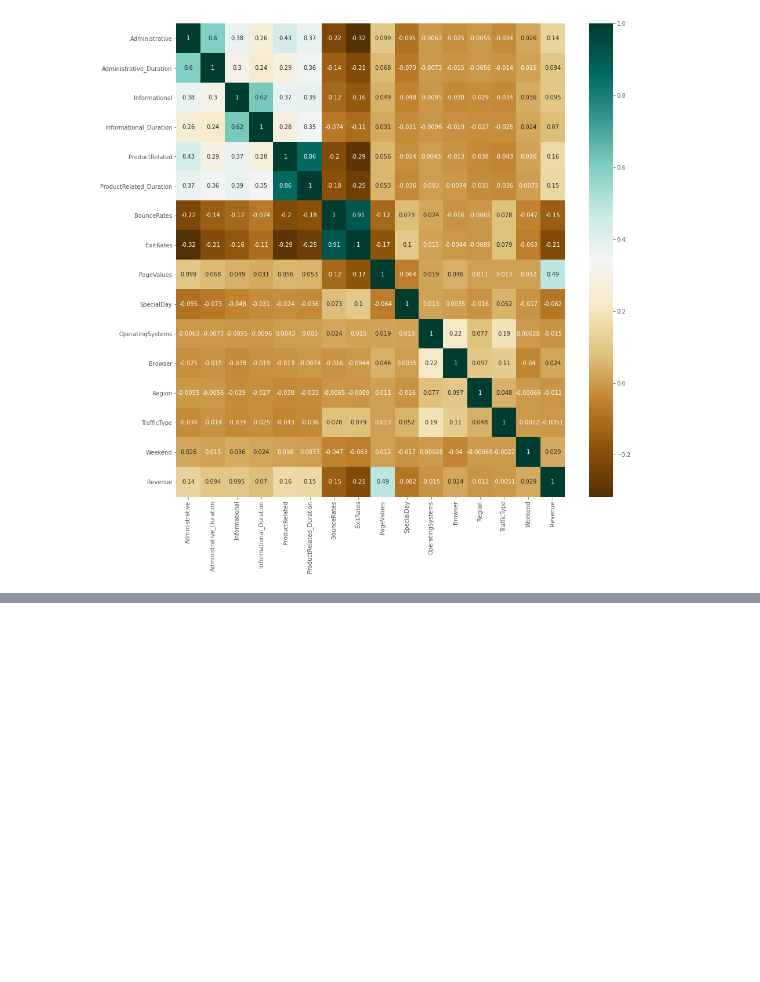
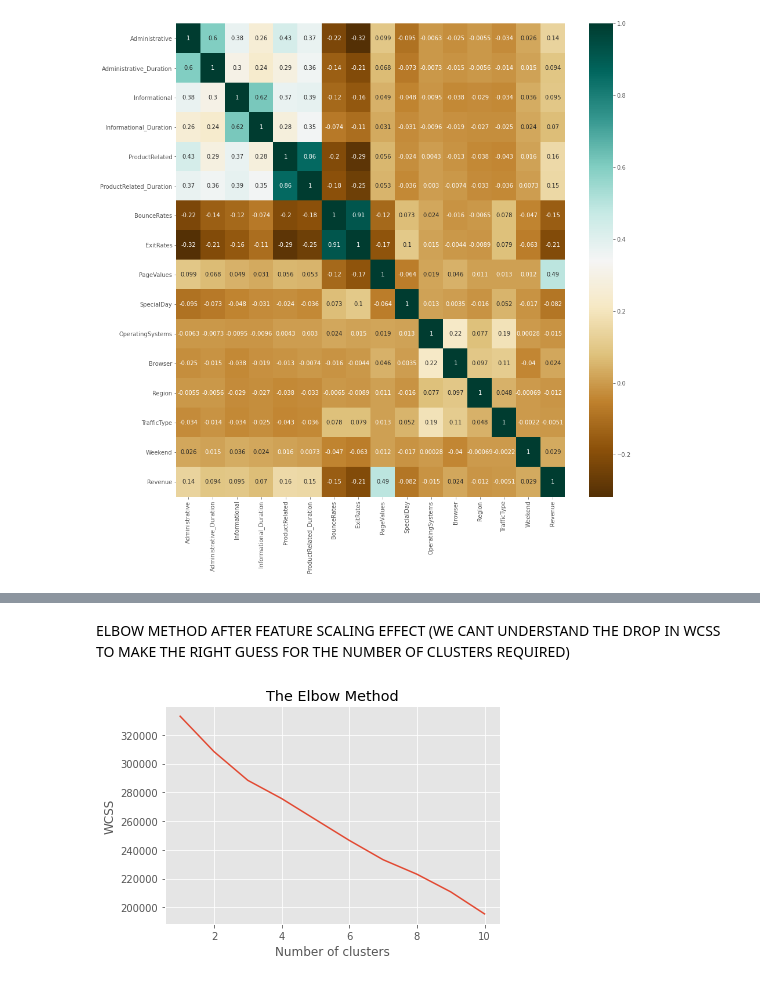
Before and after one commit to srimantmahapatra/srimant_code_repo_pub, a Jupyter notebook: Online_Shoppers_Purchasing_Intention.ipynb, the cells around one changed output, grey strips where cells are left out. Drawn from its saved outputs; the diff is of its cells as text; code cells hidden in the pictures; blank space fills up the shorter version.

```diff
--- a/Online_Shoppers_Purchasing_Intention.ipynb
+++ b/Online_Shoppers_Purchasing_Intention.ipynb
@@ -301,0 +328,2 @@ plt.show()
+# %%
+X=pd.get_dummies(df,drop_first=True)
@@ -301,0 +332,6 @@ plt.show()
+# %%
+"""#
+from sklearn.preprocessing import StandardScaler
+sc = StandardScaler()
+X = sc.fit_transform(X)
+"""
@@ -301,0 +358,16 @@ plt.show()
+# %% [markdown]
+ELBOW METHOD AFTER FEATURE SCALING EFFECT (WE CANT UNDERSTAND THE DROP IN WCSS TO MAKE THE RIGHT GUESS FOR THE NUMBER OF CLUSTERS REQUIRED)
+# %%
+"""from sklearn.cluster import KMeans
+wcss = []
+for i in range(1, 11):
+    kmeans = KMeans(n_clusters = i, init = 'k-means++', random_state = 42)
+    kmeans.fit(X)
+    wcss.append(kmeans.inertia_)
+plt.plot(range(1, 11), wcss)
+plt.title('The Elbow Method')
+plt.xlabel('Number of clusters')
+plt.ylabel('WCSS')
+plt.show()
+# %% [output]
+[figure, added]
```
Also changed, not shown: parts of 12 cells of this notebook.
